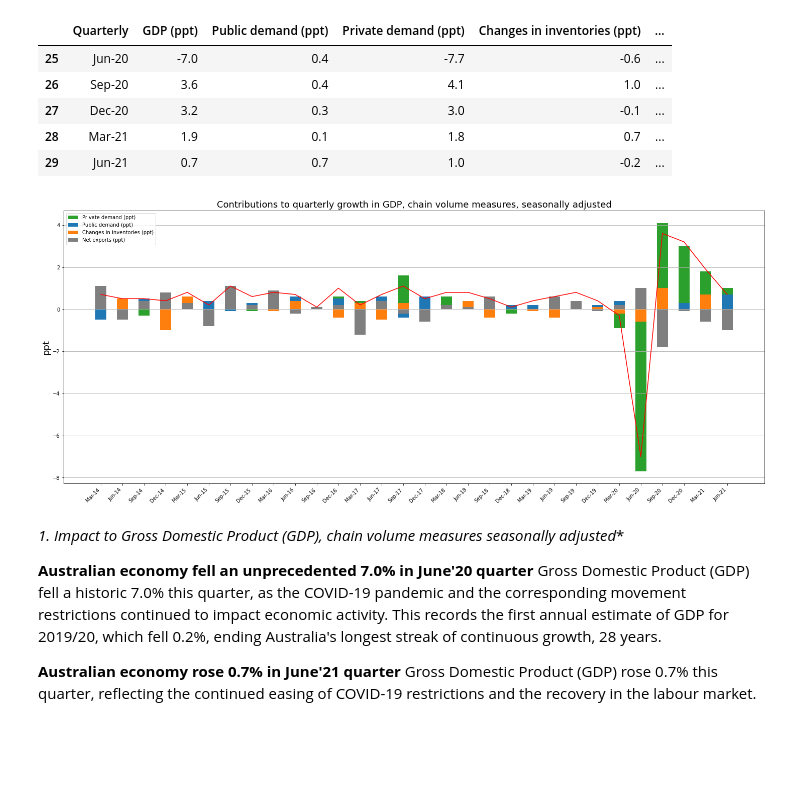
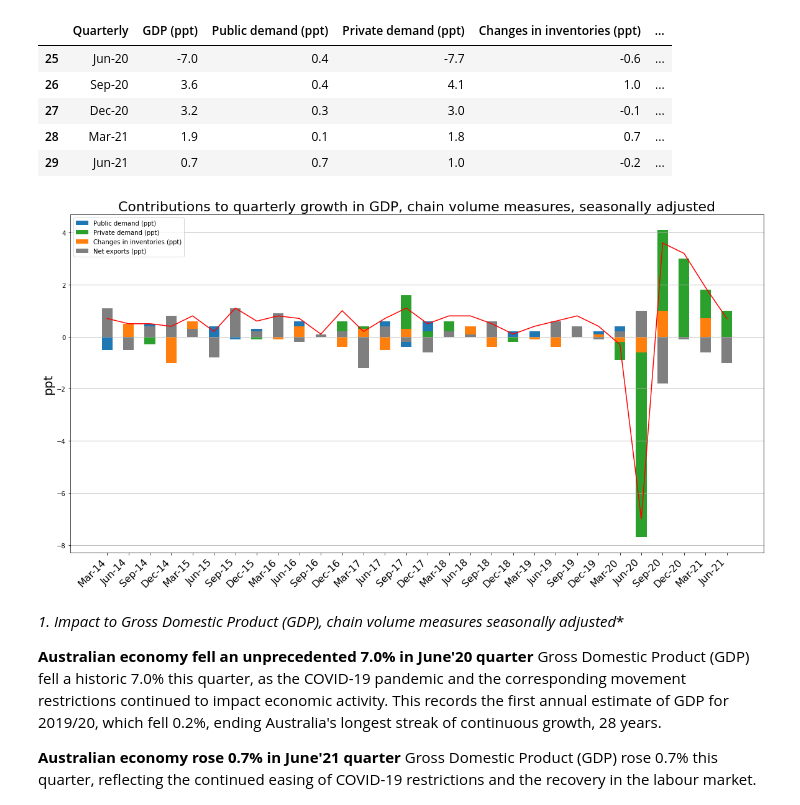
Before and after one commit to itsnameeta/Project-1---Python, a Jupyter notebook: Covid_Impact_Business.ipynb, the cells around one changed output. Drawn from its saved outputs; the diff is of its cells as text; code cells hidden in the pictures; blank space fills up the shorter version.

```diff
--- a/Covid_Impact_Business.ipynb
+++ b/Covid_Impact_Business.ipynb
@@ -81,25 +95,25 @@ contributions_GDP.tail()
 # %%
 #Plot the stacked bar and line graphs to show/ analyse contributions to GDP
 
-fig1, ax1 = plt.subplots(figsize=(25, 10))
+fig1, ax1 = plt.subplots(figsize=(20, 10))
 plt.plot(quarter_data, GDP, color='r')
-plt.xticks(rotation=45, ha='right')
+plt.xticks(rotation=45, ha='right', fontsize = 16)
 
 plt.bar(quarter_data, public_Demand, color='tab:blue',align='center',label="Public demand (ppt)",width=.5)
 plt.bar(quarter_data, private_Demand, color='tab:green',align='center',label="Private demand (ppt)", width=.5)
 plt.bar(quarter_data, change_Inventories, color='tab:orange',align='center',label="Changes in inventories (ppt)", width=.5)
 plt.bar(quarter_data, net_exports, color='tab:gray',align='center',label="Net exports (ppt)",width=.5)
 
 
 plt.grid(b=None, which='major', axis='y')
-ax1.set_ylabel("ppt", fontsize = 18)
+ax1.set_ylabel("ppt", fontsize = 20)
 ax1.legend()
 
-plt.title("Contributions to quarterly growth in GDP, chain volume measures, seasonally adjusted", fontsize = 18)
+plt.title("Contributions to quarterly growth in GDP, chain volume measures, seasonally adjusted", fontsize = 22)
 plt.savefig("Analysis/Business/Contributions to GDP.png")
 plt.show()
 # %% [output]
-[figure, old version]
+[figure, new version]
 # %% [markdown]
 *1. Impact to Gross Domestic Product (GDP), chain volume measures seasonally adjusted**
 
```
Also changed, not shown: parts of 6 cells of this notebook, 22 other files.
